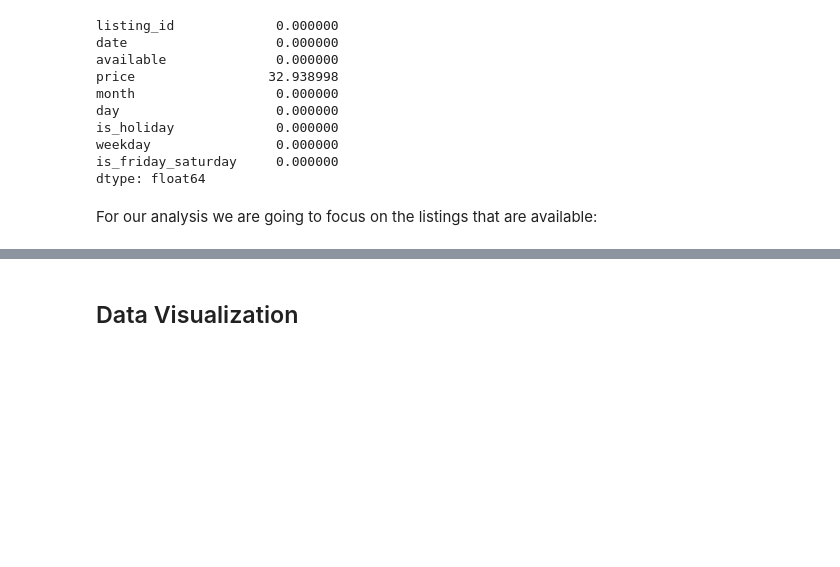
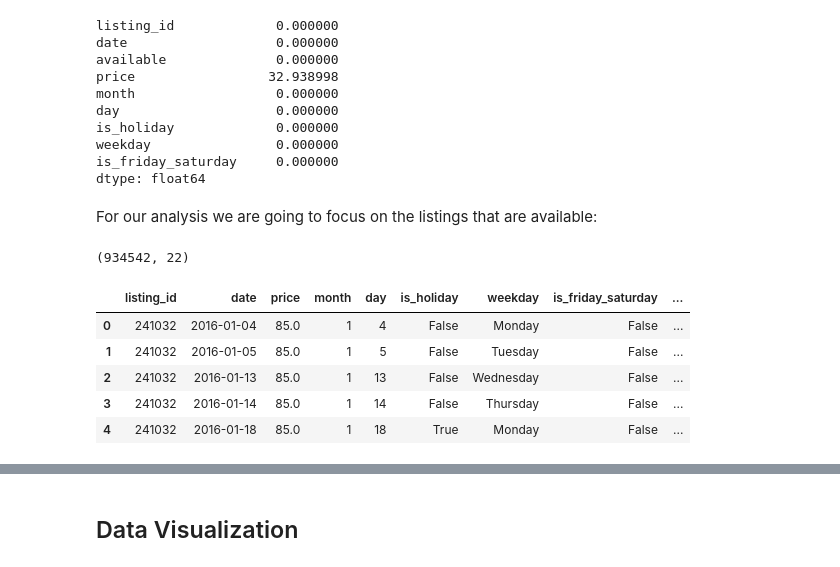
Before and after one commit to rubengura/SeattleAirBnBAnalysis, a Jupyter notebook: Udacity Data Science Nanodegree P1T2.ipynb, the cells around one changed output, grey strips where cells are left out. Drawn from its saved outputs; the diff is of its cells as text; code cells hidden in the pictures; blank space fills up the shorter version.

```diff
--- a/Udacity Data Science Nanodegree P1T2.ipynb
+++ b/Udacity Data Science Nanodegree P1T2.ipynb
@@ -126,0 +135,9 @@ listings_reviews.columns = ['id', 'review_scores_rating', 'review_scores_accurac
+# %%
+df = pd.merge(calendar, listings_vars_to_merge, left_on='listing_id', right_on='id', how='left')
+df = pd.merge(df, listings_reviews, left_on='listing_id', right_on='id')
+df.drop(['available', 'id_x', 'id_y'], axis=1, inplace=True)
+df['bathrooms'] = np.around(df['bathrooms'])
+# %%
+df.shape
+# %% [output]
+(934542, 22)
@@ -126,0 +146,9 @@ listings_reviews.columns = ['id', 'review_scores_rating', 'review_scores_accurac
+# %%
+df.head()
+# %% [output]
+|  | listing_id | date | price | month | day | is_holiday | weekday | is_friday_saturday | ... |
+| 0 | 241032 | 2016-01-04 | 85.0 | 1 | 4 | False | Monday | False | ... |
+| 1 | 241032 | 2016-01-05 | 85.0 | 1 | 5 | False | Tuesday | False | ... |
+| 2 | 241032 | 2016-01-13 | 85.0 | 1 | 13 | False | Wednesday | False | ... |
+| 3 | 241032 | 2016-01-14 | 85.0 | 1 | 14 | False | Thursday | False | ... |
+| 4 | 241032 | 2016-01-18 | 85.0 | 1 | 18 | True | Monday | False | ... |
```
Also changed, not shown: parts of 27 cells of this notebook.
